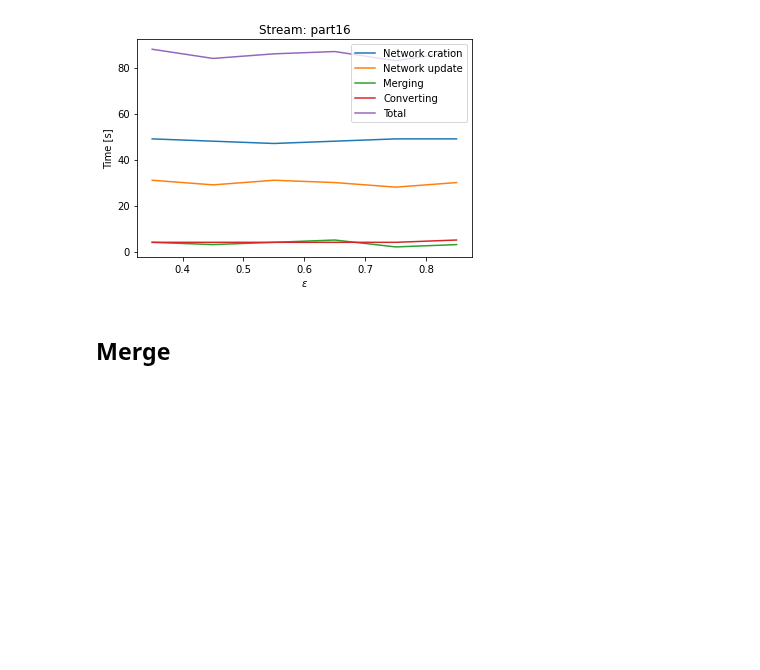
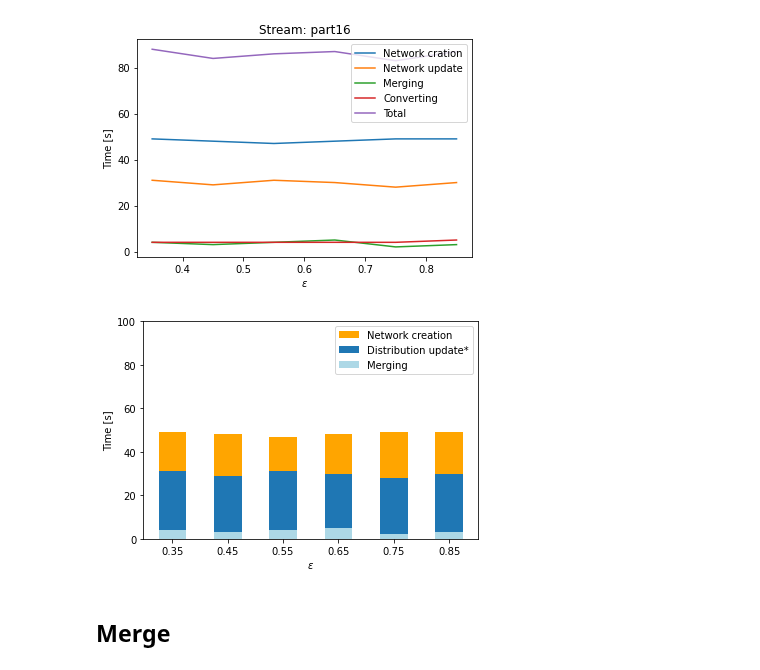
Before and after one commit to jrybicki-jsc/smms, a Jupyter notebook: graphla/times.ipynb, the cells around one changed output. Saved outputs shown, nothing was run; the diff lists cells and outputs as text; code cells hidden in the pictures; blank space fills up the shorter version.

```diff
--- a/graphla/times.ipynb
+++ b/graphla/times.ipynb
@@ -117,6 +120,25 @@ plt.title('Stream: part16')
 plot_part(stream_results[16])
 # %% [output]
 [figure]
+# %%
+def plot_barpart(part):
+    plt.xticks(list(part[0].keys()))
+    [net_calc, net_update, merge, convert, total] = part
+    width = 0.05
+    plt.bar(net_calc.keys(), net_calc.values(),width=width, label='Network creation', color='orange')
+    plt.bar(net_update.keys(), net_update.values(), width, label='Distribution update*')
+    plt.bar(merge.keys(), merge.values(), width, label='Merging', color='lightblue')
+    #plt.bar(convert.keys(), convert.values(),width,  label='Converting')
+
+    #plt.plot(total.keys(), total.values(), label='Total')
+    plt.ylim(0,100)
+    plt.legend()
+    plt.xlabel('$\epsilon$')
+    plt.ylabel('Time [s]');
+# %%
+plot_barpart(stream_results[16])
+# %% [output]
+[figure, added]
 # %% [markdown]
 ## Merge
 # %%
```
Also changed, not shown: parts of 14 cells of this notebook.
